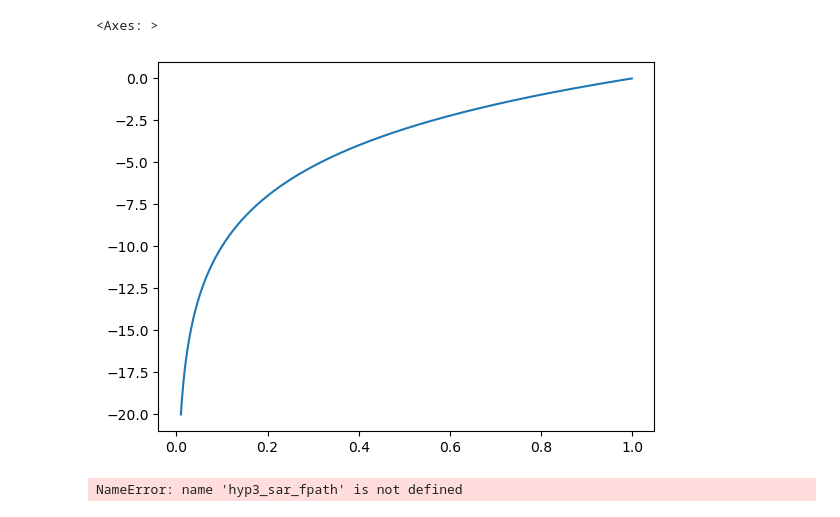
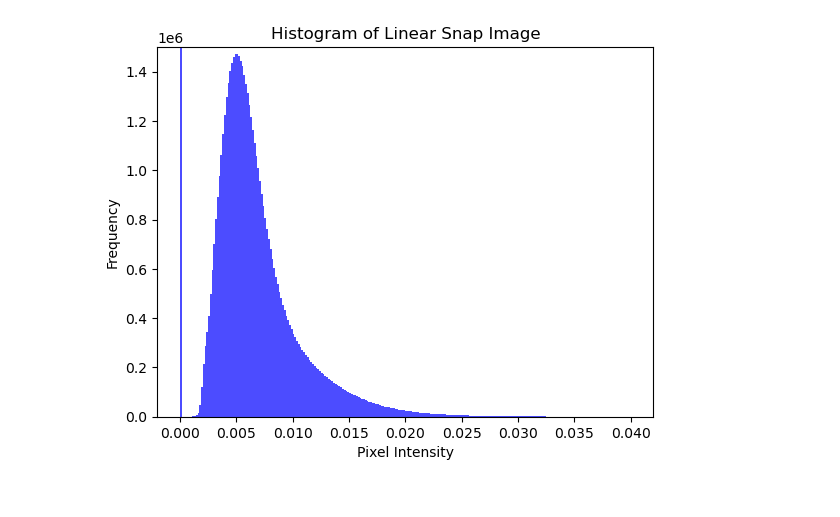
Before and after one commit to jpl-slice/kai_workspace, a Jupyter notebook: nbs/SAR_img_analysis.ipynb, the cells around one changed output. Cells and saved outputs as stored; diff of their text form; code cells hidden in the pictures.

Commit message:
Clean up notebook with SAR image analysis code.

```diff
--- a/nbs/SAR_img_analysis.ipynb
+++ b/nbs/SAR_img_analysis.ipynb
@@ -13,5 +18,0 @@ print(x.shape)
-# %%
-sns.lineplot(x=x , y=decibel(x))
-# %% [output]
-<Axes: >
-[figure, removed]
@@ -60,57 +19,4 @@ def fft_image(image_path):
-# %%
-import numpy as np
-import rasterio
-from scipy.fft import fft2, fftshift
-import matplotlib.pyplot as plt
-from scipy.ndimage import generic_filter
-
-def local_mean_filter(values):
-    """Filter function to compute the mean of valid (non-NaN) values."""
-    valid_values = values[np.isfinite(values)]
-    return np.mean(valid_values) if len(valid_values) > 0 else np.nan
-
-def preprocess_with_local_mean(image, size=5):
-    """
-    Preprocess the image to handle NaNs using local mean replacement.
-
-    Parameters:
-    - image: 2D numpy array
-    - size: Size of the local window
-
-    Returns:
-    - image_filled: 2D numpy array with NaNs replaced
-    - mask: Boolean mask indicating original NaN locations
-    """
-    # Create a masked array where NaNs are masked
-    masked_image = np.ma.masked_invalid(image)
-
-    # Replace NaNs with the local mean
-    image_filled = generic_filter(masked_image.filled(0), local_mean_filter, size=size, mode='mirror')
-
-    # Update the filled values with original image where it's not NaN
-    image_filled = np.where(np.isnan(image), image_filled, image)
-
-    return image_filled, masked_image.mask
-
-# Example usage
-with rasterio.open(hyp3_sar_fpath) as src:
-    image_with_nan = src.read(1)
-    metadata = src.meta
-
-# Preprocess the image
-image_filled, mask = preprocess_with_local_mean(image_with_nan)
-
-# Apply FFT
-fft_result = fft2(image_filled)
-fft_result = fftshift(fft_result)  # Shift the zero frequency component to the center
-
-# Use the mask to ignore NaN regions in the FFT result (visualization)
-fft_result = np.ma.array(fft_result, mask=mask)
-
-# Plot the magnitude spectrum
-plt.imshow(np.log(np.abs(fft_result)), cmap='gray')
-plt.title('FFT Magnitude Spectrum (NaNs Handled with Local Mean)')
-plt.colorbar()
-plt.show()
-# %% [output]
-NameError: name 'hyp3_sar_fpath' is not defined
+# %%
+hyp3_sar_fpath = '/Users/kaipak/datasets/SAR_comparison/hyp3_decibel/S1A_IW_GRDH_1SDV_20190105T135310_20190105T135335_025343_02CE16_CD52_VV_landmask.tif'
+snap_sar_fpath = '/Users/kaipak/datasets/SAR_comparison/snap_beta_linear/S1A_IW_GRDH_1SDV_20190105T135335_20190105T135400_025343_02CE16_1207_Cal_ML_Spk_TC.tif'
+snap_sar_egoh_fpath = '/Users/kaipak/datasets/SAR_comparison/edwin_snap/EDWIN_SNAP_S1A_IW_GRDH_1SDV_20190105T135335_20190105T135400_025343_02CE16_1207_Cal_ML_Spk_TC.tif'
@@ -117,12 +76,12 @@ NameError: name 'hyp3_sar_fpath' is not defined
 # %%
-# Load linear image
-with rasterio.open('/Users/kaipak/datasets/SAR_comparison/snap_beta_linear/S1A_IW_GRDH_1SDV_20190105T135335_20190105T135400_025343_02CE16_1207_Cal_ML_Spk_TC.tif') as src:
-    linear_image = src.read(1)
-
+# SNAP SAR from Edwin
+snap_image = load_geotiff(snap_sar_egoh_fpath)
 # Plot histogram
-plt.hist(linear_image.flatten(), bins=256, color='blue', alpha=0.7, range=(0,.04), )
-plt.title('Histogram of Linear (Beta Nought) Image')
+plt.hist(snap_image.flatten(), bins=256, color='blue', alpha=0.7, range=(0,.04), )
+plt.title('Histogram of Linear Snap Image')
 plt.xlabel('Pixel Intensity')
 plt.ylabel('Frequency')
 plt.ylim((0, .15 * 1E7))
 plt.show()
+# %% [output]
+[figure, added]
```
Also changed, not shown: parts of 21 cells of this notebook.
